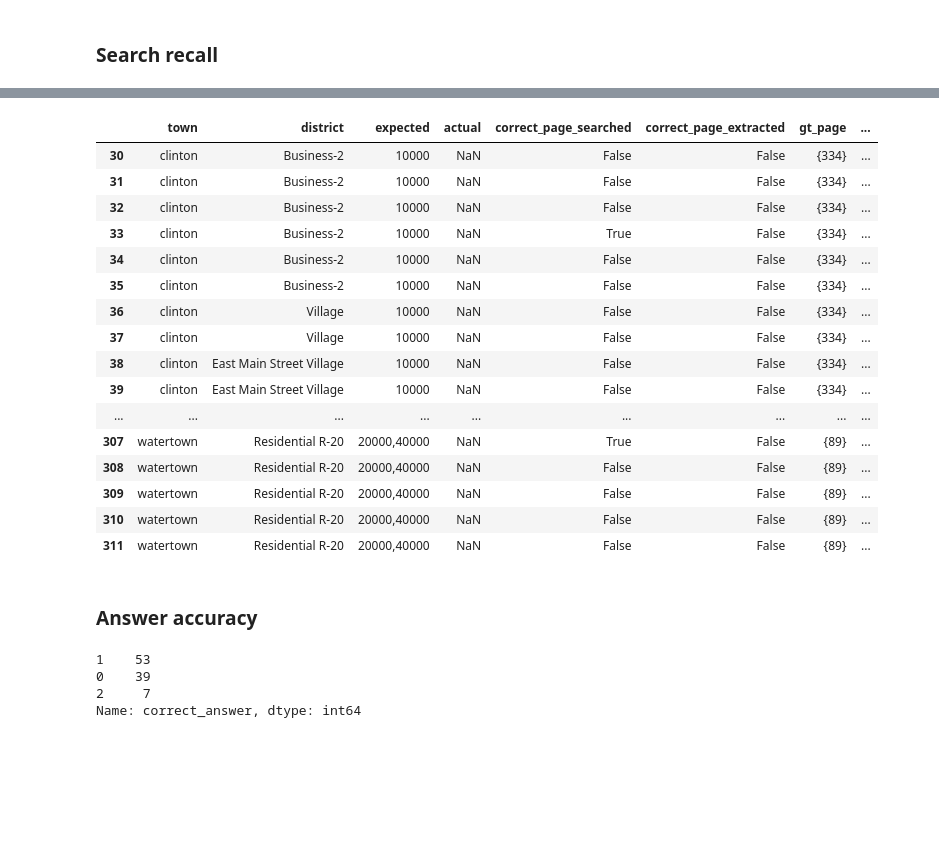
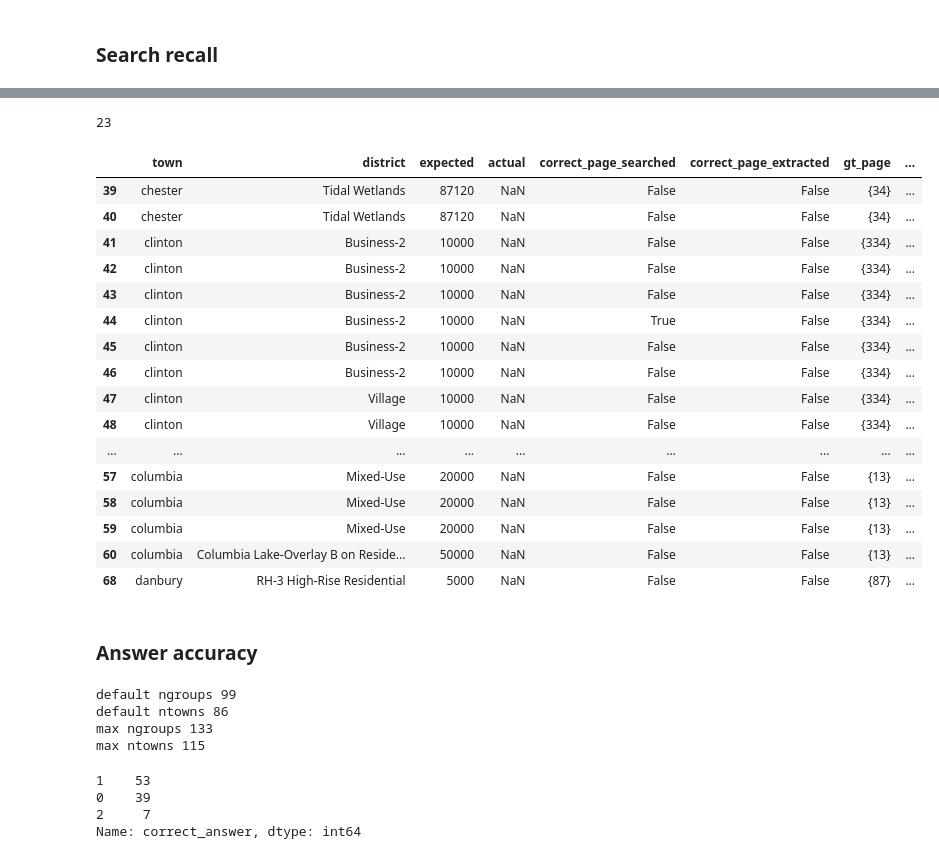
Before and after one commit to National-Zoning-Atlas/zoning-gpt, a Jupyter notebook: eeshakhanna/eval_diagnose.ipynb, the cells around one changed output, grey strips where cells are left out. Cells and saved outputs as stored; diff of their text form; code cells hidden in the pictures; blank space fills up the shorter version.

```diff
--- a/eeshakhanna/eval_diagnose.ipynb
+++ b/eeshakhanna/eval_diagnose.ipynb
@@ -36,25 +42,29 @@ recall = 0.9158878504672897
 # %%
 incorrect_search = sdf[sdf["correct"] == 0]["town"].values.tolist()
+# %%
+len(incorrect_search)
+# %% [output]
+23
 # %%
-df[df["town"].isin(incorrect_search)]
+df[df["town"].isin(incorrect_search)].iloc[0:20]
 # %% [output]
 |  | town | district | expected | actual | correct_page_searched | correct_page_extracted | gt_page | ... |
-| 30 | clinton | Business-2 | 10000 | NaN | False | False | {334} | ... |
-| 31 | clinton | Business-2 | 10000 | NaN | False | False | {334} | ... |
-| 32 | clinton | Business-2 | 10000 | NaN | False | False | {334} | ... |
-| 33 | clinton | Business-2 | 10000 | NaN | True | False | {334} | ... |
-| 34 | clinton | Business-2 | 10000 | NaN | False | False | {334} | ... |
-| 35 | clinton | Business-2 | 10000 | NaN | False | False | {334} | ... |
-| 36 | clinton | Village | 10000 | NaN | False | False | {334} | ... |
-| 37 | clinton | Village | 10000 | NaN | False | False | {334} | ... |
-| 38 | clinton | East Main Street Village | 10000 | NaN | False | False | {334} | ... |
-| 39 | clinton | East Main Street Village | 10000 | NaN | False | False | {334} | ... |
+| 39 | chester | Tidal Wetlands | 87120 | NaN | False | False | {34} | ... |
+| 40 | chester | Tidal Wetlands | 87120 | NaN | False | False | {34} | ... |
+| 41 | clinton | Business-2 | 10000 | NaN | False | False | {334} | ... |
+| 42 | clinton | Business-2 | 10000 | NaN | False | False | {334} | ... |
+| 43 | clinton | Business-2 | 10000 | NaN | False | False | {334} | ... |
+| 44 | clinton | Business-2 | 10000 | NaN | True | False | {334} | ... |
+| 45 | clinton | Business-2 | 10000 | NaN | False | False | {334} | ... |
+| 46 | clinton | Business-2 | 10000 | NaN | False | False | {334} | ... |
+| 47 | clinton | Village | 10000 | NaN | False | False | {334} | ... |
+| 48 | clinton | Village | 10000 | NaN | False | False | {334} | ... |
 | ... | ... | ... | ... | ... | ... | ... | ... | ... |
-| 307 | watertown | Residential R-20 | 20000,40000 | NaN | True | False | {89} | ... |
-| 308 | watertown | Residential R-20 | 20000,40000 | NaN | False | False | {89} | ... |
-| 309 | watertown | Residential R-20 | 20000,40000 | NaN | False | False | {89} | ... |
-| 310 | watertown | Residential R-20 | 20000,40000 | NaN | False | False | {89} | ... |
-| 311 | watertown | Residential R-20 | 20000,40000 | NaN | False | False | {89} | ... |
+| 57 | columbia | Mixed-Use | 20000 | NaN | False | False | {13} | ... |
+| 58 | columbia | Mixed-Use | 20000 | NaN | False | False | {13} | ... |
+| 59 | columbia | Mixed-Use | 20000 | NaN | False | False | {13} | ... |
+| 60 | columbia | Columbia Lake-Overlay B on Reside... | 50000 | NaN | False | False | {13} | ... |
+| 68 | danbury | RH-3 High-Rise Residential | 5000 | NaN | False | False | {87} | ... |
 # %% [markdown]
 ### Answer accuracy
 # %%
@@ -62,2 +73,13 @@ df_old = pd.read_csv('../data/results/eval.csv')
+# %%
+print("default ngroups", df_old.groupby(['town', 'district']).ngroups)
+print("default ntowns", df_old['town'].nunique())
+
+print("max ngroups", df_old_max.groupby(['town', 'district']).ngroups)
+print("max ntowns", df_old_max['town'].nunique())
+# %% [output]
+default ngroups 99
+default ntowns 86
+max ngroups 133
+max ntowns 115
 # %%
 adf = df_old.groupby(by=['town', 'district']).agg({"correct_answer": "sum"}).reset_index()
```
Also changed, not shown: parts of 13 cells of this notebook, 5 other files.
